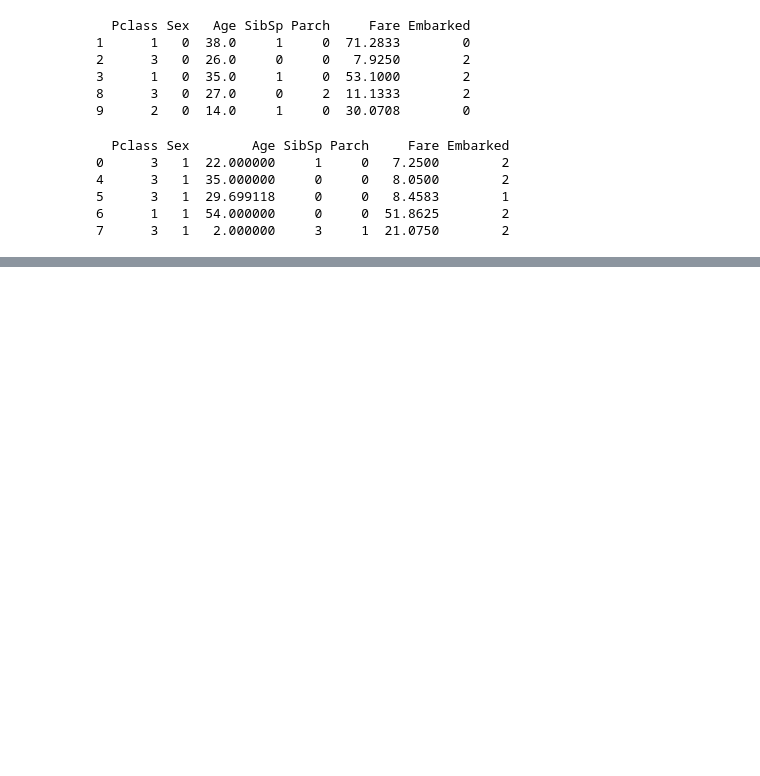
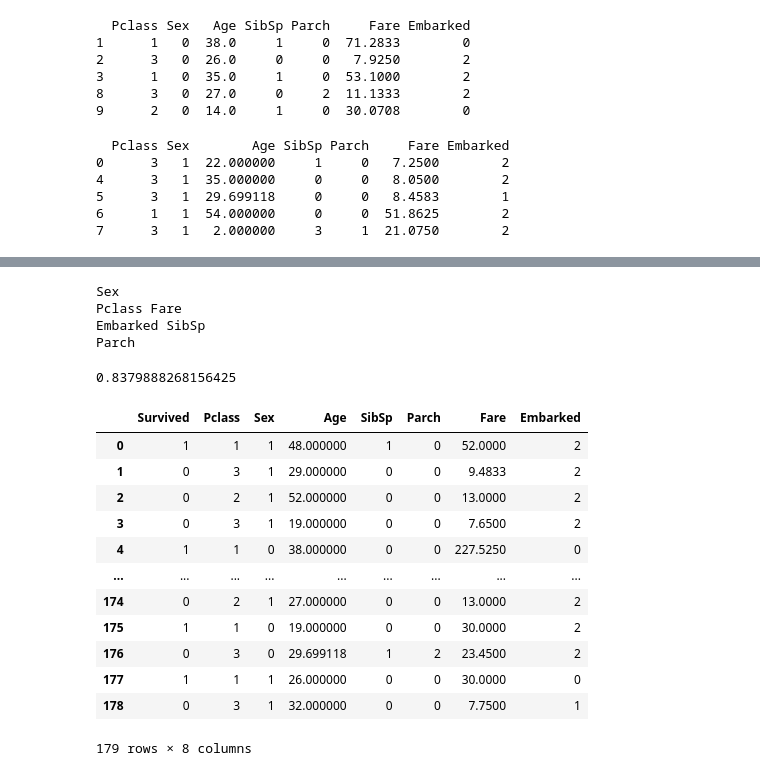
Before and after one commit to Abhijeet399/DS_PP_Classroom_14_OCT, a Jupyter notebook: Machine Learning/Decision_Trees.ipynb, the cells around one changed output, grey strips where cells are left out. Saved outputs shown, nothing was run; the diff lists cells and outputs as text; code cells hidden in the pictures; blank space fills up the shorter version.

```diff
--- a/Machine Learning/Decision_Trees.ipynb
+++ b/Machine Learning/Decision_Trees.ipynb
@@ -113,0 +196,5 @@ print(right)
+# %%
+split = 0.8
+
+train_X = data[:int(split * data.shape[0])]
+test_X = data[int(split * data.shape[0]):]
@@ -113,0 +222,12 @@ print(right)
+# %%
+test_X = test_X.reset_index(drop = True)
+# %%
+print(d_t.feat)
+print(d_t.left.feat, d_t.right.feat)
+print(d_t.left.left.feat, d_t.right.right.feat)
+print(d_t.left.right.left.right.left.right.feat)
+# %% [output]
+Sex
+Pclass Fare
+Embarked SibSp
+Parch
@@ -113,0 +243,26 @@ print(right)
+# %%
+corr = 0
+for i in range(len(pred)):
+    if pred[i] == test_X['Survived'][i]:
+        corr += 1
+    else:
+        pass
+print(corr/test_X.shape[0])
+# %% [output]
+0.8379888268156425
+# %%
+test_X
+# %% [output]
+|  | Survived | Pclass | Sex | Age | SibSp | Parch | Fare | Embarked |
+| 0 | 1 | 1 | 1 | 48.000000 | 1 | 0 | 52.0000 | 2 |
+| 1 | 0 | 3 | 1 | 29.000000 | 0 | 0 | 9.4833 | 2 |
+| 2 | 0 | 2 | 1 | 52.000000 | 0 | 0 | 13.0000 | 2 |
+| 3 | 0 | 3 | 1 | 19.000000 | 0 | 0 | 7.6500 | 2 |
+| 4 | 1 | 1 | 0 | 38.000000 | 0 | 0 | 227.5250 | 0 |
+| ... | ... | ... | ... | ... | ... | ... | ... | ... |
+| 174 | 0 | 2 | 1 | 27.000000 | 0 | 0 | 13.0000 | 2 |
+| 175 | 1 | 1 | 0 | 19.000000 | 0 | 0 | 30.0000 | 2 |
+| 176 | 0 | 3 | 0 | 29.699118 | 1 | 2 | 23.4500 | 2 |
+| 177 | 1 | 1 | 1 | 26.000000 | 0 | 0 | 30.0000 | 0 |
+| 178 | 0 | 3 | 1 | 32.000000 | 0 | 0 | 7.7500 | 1 |
+179 rows × 8 columns
```
Also changed, not shown: parts of 5 cells of this notebook.
